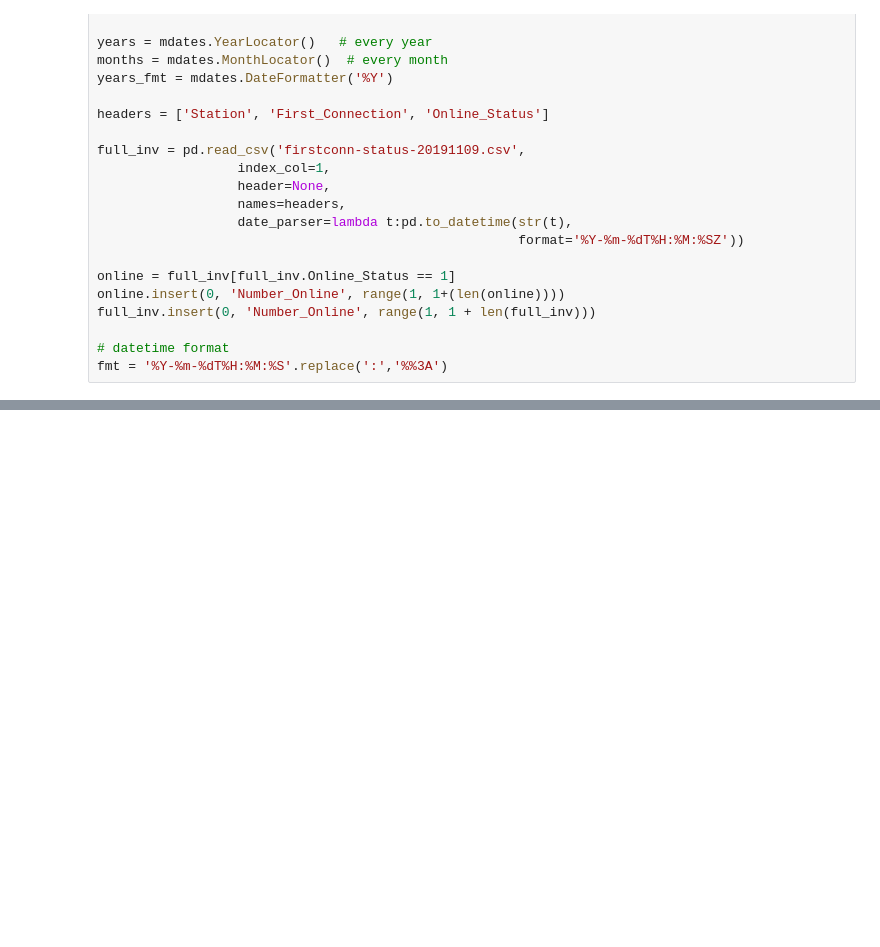
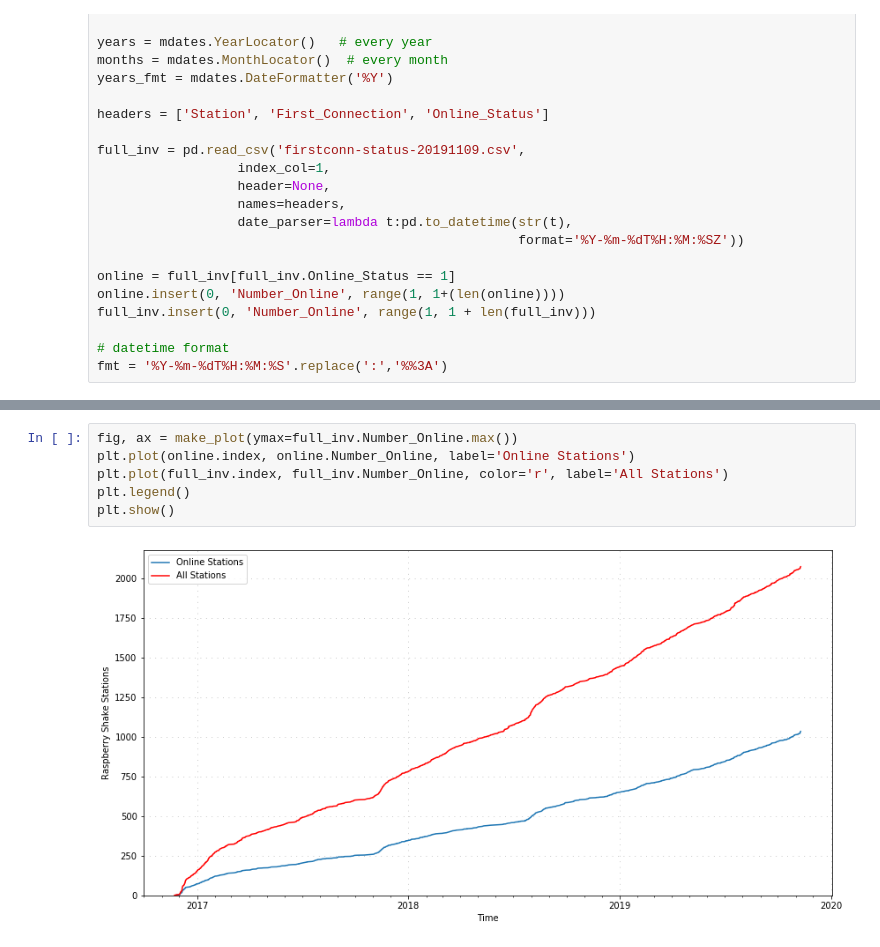
Before and after one commit to raspishake/stationcount, a Jupyter notebook: stationcount-20191109.ipynb, the cells around one changed output, grey strips where cells are left out. Cells and saved outputs as stored; diff of their text form; blank space fills up the shorter version.

```diff
--- a/stationcount-20191109.ipynb
+++ b/stationcount-20191109.ipynb
@@ -105,0 +90,8 @@ fig.autofmt_xdate()
+# %%
+fig, ax = make_plot(ymax=full_inv.Number_Online.max())
+plt.plot(online.index, online.Number_Online, label='Online Stations')
+plt.plot(full_inv.index, full_inv.Number_Online, color='r', label='All Stations')
+plt.legend()
+plt.show()
+# %% [output]
+[figure, added]
```
Also changed, not shown: parts of 9 cells of this notebook, 4 other files.
